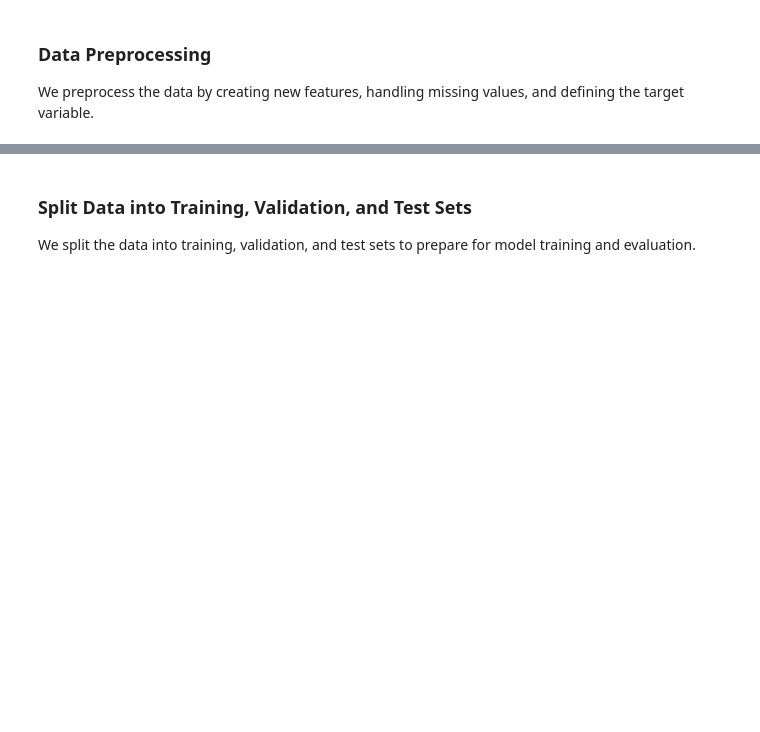
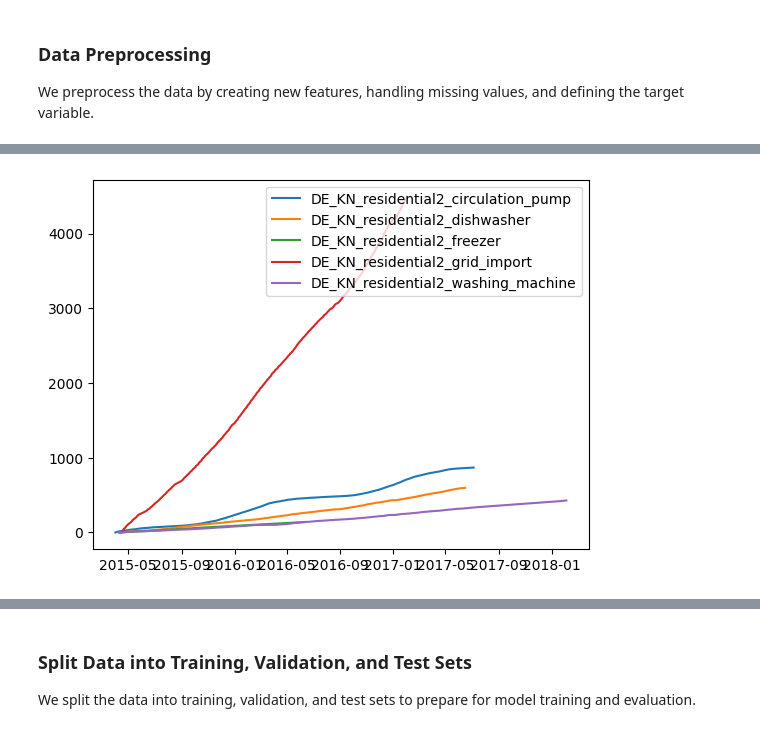
Before and after one commit to keyko-io/olas-energy-management-agents, a Jupyter notebook: notebooks/TRANSFORMER - Energy Consumption.ipynb, the cells around one changed output, grey strips where cells are left out. Drawn from its saved outputs; the diff is of its cells as text; code cells hidden in the pictures; blank space fills up the shorter version.

```diff
--- a/notebooks/TRANSFORMER - Energy Consumption.ipynb
+++ b/notebooks/TRANSFORMER - Energy Consumption.ipynb
@@ -211,0 +172,6 @@ X, y = select_features(data_preprocessed)
+# %%
+lineObjects = plt.plot(data[columns2])
+plt.legend(iter(lineObjects), tuple(columns2))
+plt.show()
+# %% [output]
+[figure, added]
```
Also changed, not shown: parts of 27 cells of this notebook, 2 other files.
